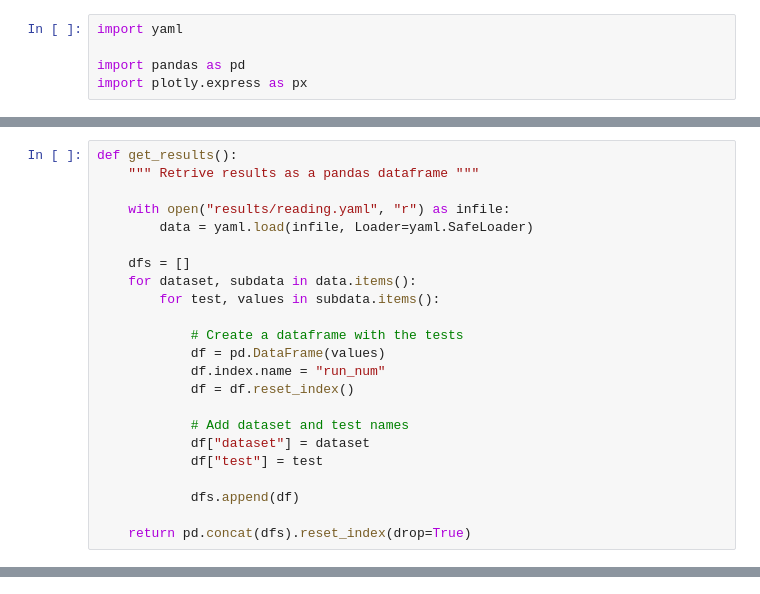
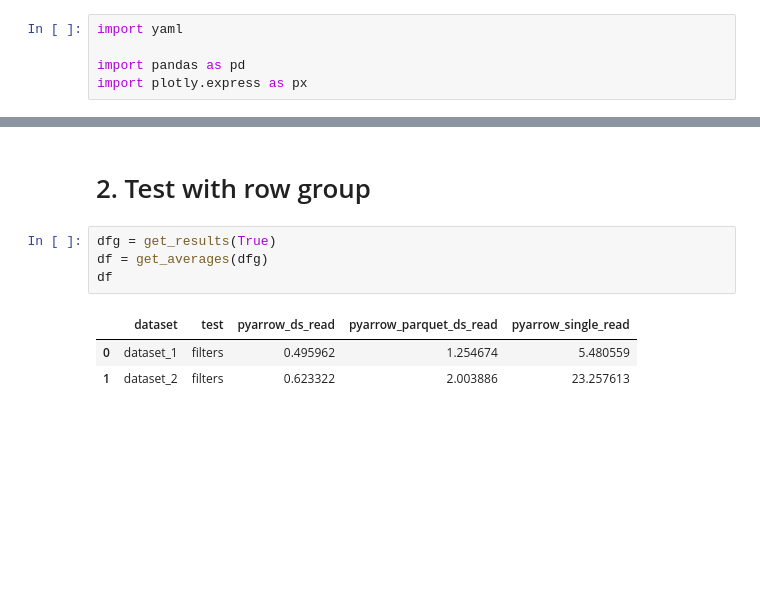
Before and after one commit to villoro/villoro_posts, a Jupyter notebook: 0037-pyarrow/check_results.ipynb, the cells around one changed output, grey strips where cells are left out. Drawn from its saved outputs; the diff is of its cells as text; blank space fills up the shorter version.

Commit message:
Check results notebook

```diff
--- a/0037-pyarrow/check_results.ipynb
+++ b/0037-pyarrow/check_results.ipynb
@@ -8,26 +48,3 @@ import plotly.express as px
-# %%
-def get_results():
-    """ Retrive results as a pandas dataframe """
-
-    with open("results/reading.yaml", "r") as infile:
-        data = yaml.load(infile, Loader=yaml.SafeLoader)
-
-    dfs = []
-    for dataset, subdata in data.items():
-        for test, values in subdata.items():
-
-            # Create a dataframe with the tests
-            df = pd.DataFrame(values)
-            df.index.name = "run_num"
-            df = df.reset_index()
-
-            # Add dataset and test names
-            df["dataset"] = dataset
-            df["test"] = test
-
-            dfs.append(df)
-
-    return pd.concat(dfs).reset_index(drop=True)
 # %%
 dfg = get_results()
 dfg.head()
@@ -80,0 +127,10 @@ px.bar(
+# %% [markdown]
+# 2. Test with row group
+# %%
+dfg = get_results(True)
+df = get_averages(dfg)
+df
+# %% [output]
+|  | dataset | test | pyarrow_ds_read | pyarrow_parquet_ds_read | pyarrow_single_read |
+| 0 | dataset_1 | filters | 0.495962 | 1.254674 | 5.480559 |
+| 1 | dataset_2 | filters | 0.623322 | 2.003886 | 23.257613 |
```
Also changed, not shown: parts of 12 cells of this notebook.
